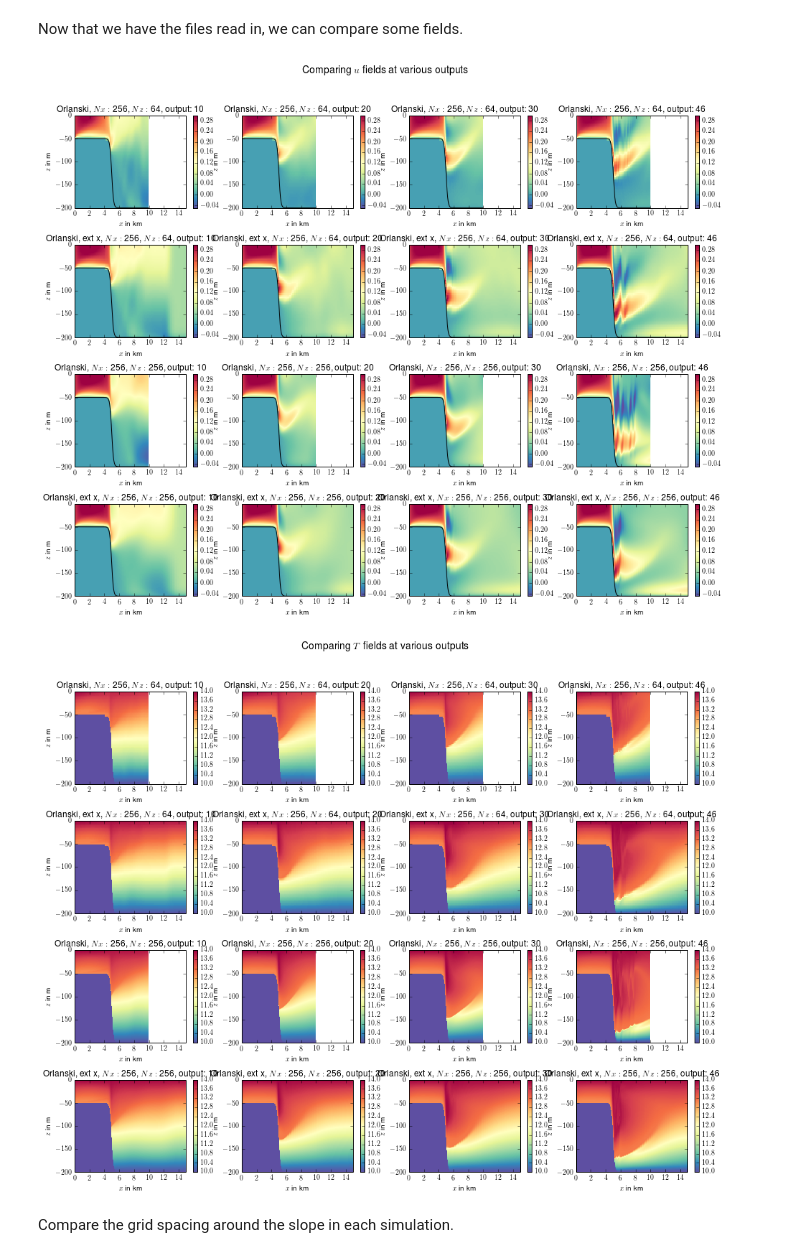
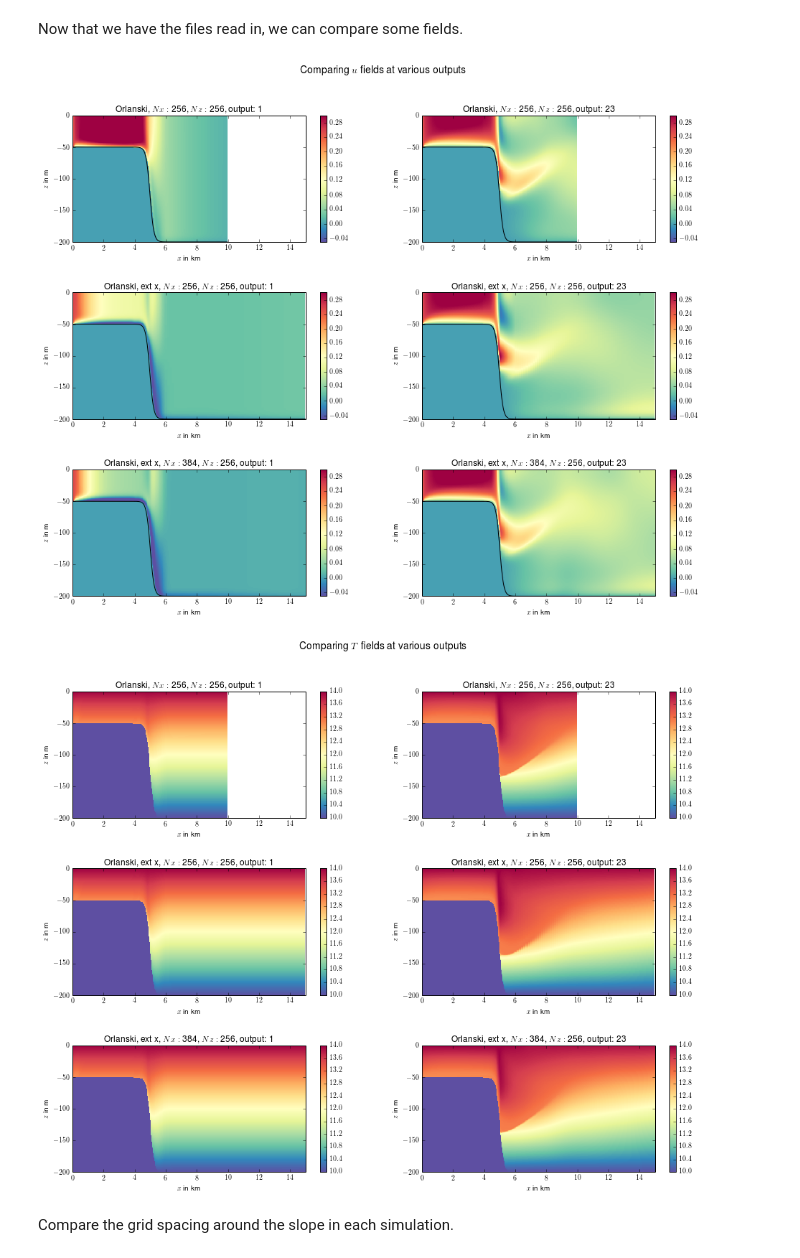
Before and after one commit to UBC-MOAD/flow_separation, a Jupyter notebook: notebooks_2D_runs/compare_simulations.ipynb, the cells around one changed output. Saved outputs shown, nothing was run; the diff lists cells and outputs as text; code cells hidden in the pictures.

```diff
--- a/notebooks_2D_runs/compare_simulations.ipynb
+++ b/notebooks_2D_runs/compare_simulations.ipynb
@@ -22,7 +22,7 @@ rc('text', usetex=True)
 # %% [markdown]
 Load in two data sets from two directories.
 # %%
-_Ncomps = 4; # number of comparisons
+_Ncomps = 3; # number of comparisons
 
 # setup all of the default tuple objects
 _Nx = [0]*_Ncomps; _Nz = [0]*_Ncomps;
@@ -42,23 +42,23 @@ _T = [0]*_Ncomps;
 Now that we have the correct structures, input each parameter set.
 # %%
 # now set each run specific parameter set
-_Nx[0] = 256; _Nx[1] = 256; _Nx[2] = 256; _Nx[3] = 256;
-_Nz[0] = 64; _Nz[1] = 64; _Nz[2] = 256; _Nz[3] = 256;
+_Nx[0] = 256; _Nx[1] = 256; _Nx[2] = 384; #_Nx[3] = 384;
+_Nz[0] = 256; _Nz[1] = 256; _Nz[2] = 256; #_Nz[3] = 256;
 
 # total depth in metres
-_total_depth[0] = 200; _total_depth[1] = 200; _total_depth[2] = 200; _total_depth[3] = 200;
+_total_depth[0] = 200; _total_depth[1] = 200; _total_depth[2] = 200; #_total_depth[3] = 200;
 
 # directories
 _dir[0] = '../../Orlanski_Nx_%d_Nz_%d' % (_Nx[0],_Nz[0]);
 _dir[1] = '../../Orl_Ext_Nx_%d_Nz_%d' % (_Nx[1],_Nz[1]);
-_dir[2] = '../../Orlanski_Nx_%d_Nz_%d' % (_Nx[2],_Nz[2]);
-_dir[3] = '../../Orl_Ext_Nx_%d_Nz_%d' % (_Nx[3],_Nz[3]);
+_dir[2] = '../../Orl_Ext_Nx_%d_Nz_%d' % (_Nx[2],_Nz[2]);
+#_dir[3] = '../../Orl_Ext_Nx_%d_Nz_%d' % (_Nx[3],_Nz[3]);
 
 # used for titling plots
 _title[0] = r'Orlanski, $Nx:$ %d, $Nz:$ %d' % (_Nx[0],_Nz[0])
 _title[1] = r'Orlanski, ext x, $Nx:$ %d, $Nz:$ %d' % (_Nx[1],_Nz[1])
-_title[2] = r'Orlanski, $Nx:$ %d, $Nz:$ %d' % (_Nx[2],_Nz[2])
-_title[3] = r'Orlanski, ext x, $Nx:$ %d, $Nz:$ %d' % (_Nx[3],_Nz[3])
+_title[2] = r'Orlanski, ext x, $Nx:$ %d, $Nz:$ %d' % (_Nx[2],_Nz[2])
+#_title[3] = r'Orlanski, ext x, $Nx:$ %d, $Nz:$ %d' % (_Nx[3],_Nz[3])
 
 # loop through and read/generate the x and z coordinate arrays
 for _ii in range(0,_Ncomps):
@@ -68,7 +68,7 @@ for _ii in range(0,_Ncomps):
     _depth[_ii] = np.squeeze(rdmds(_dir[_ii]+'/Depth'));
 
 # timestepping parameters RLI: load from data file? probably unnecessary
-_dt[0] = 10; _dt[1] = 10; _dt[2] = 1; _dt[3] = 1;
+_dt[0] = 1; _dt[1] = 1; _dt[2] = 1; #_dt[3] = 1;
 _output_dt = 1800;
-_final_t = 82800+_output_dt;
+_final_t = 41400+_output_dt;
 # %% [output]
@@ -113,7 +151,7 @@ _fig = plt.figure();
 
 plt.clf();
 
-_outs = [10,20,30,len(_out_files[0])-1]; # set the outputs to compare --- can be variable length
+_outs = [1,len(_out_files[0])-1]; # set the outputs to compare --- can be variable length
 
 # plot each subplot
 _itr = 1;
@@ -137,33 +175,33 @@ _fig.subplots_adjust(hspace=0.4,wspace=0.2);
 
 plt.show();
 # %% [output]
-[figure, old version]
+[figure, new version]
 # %%
 _fig = plt.figure();
 
-_outs = [10,20,30,len(_out_files[0])-1]; # set the outputs to compare --- can be variable length
+_outs = [1,len(_out_files[0])-1]; # set the outputs to compare --- can be variable length
 
 # plot each subplot
 _itr=1;
 for _ii in range(0,_Ncomps):
     for _jj,_out in enumerate(_outs):
         plt.subplot(_Ncomps,len(_outs),_itr);
         plt.pcolor(_x[_ii]/1000,_z[_ii],np.squeeze(_T[_ii][:,:,_out]),cmap='Spectral_r');
         plt.colorbar();
         plt.clim((10,14));
         plt.xlim((0,15));
         plt.xlabel(r'$x$ in km')
         plt.ylabel(r'$z$ in m')
         plt.title(_title[_ii]+', output: '+str(_out));
         _itr = _itr+1;
 
 plt.suptitle(r'Comparing $T$ fields at various outputs', fontsize=14, fontweight='bold')
 
 _fig.subplots_adjust(hspace=0.4,wspace=0.2);
 
 plt.show();
 # %% [output]
-[figure, old version]
+[figure, new version]
 # %% [markdown]
 Compare the grid spacing around the slope in each simulation.
 # %%
```
Also changed, not shown: parts of 6 cells of this notebook, 1 other file.
